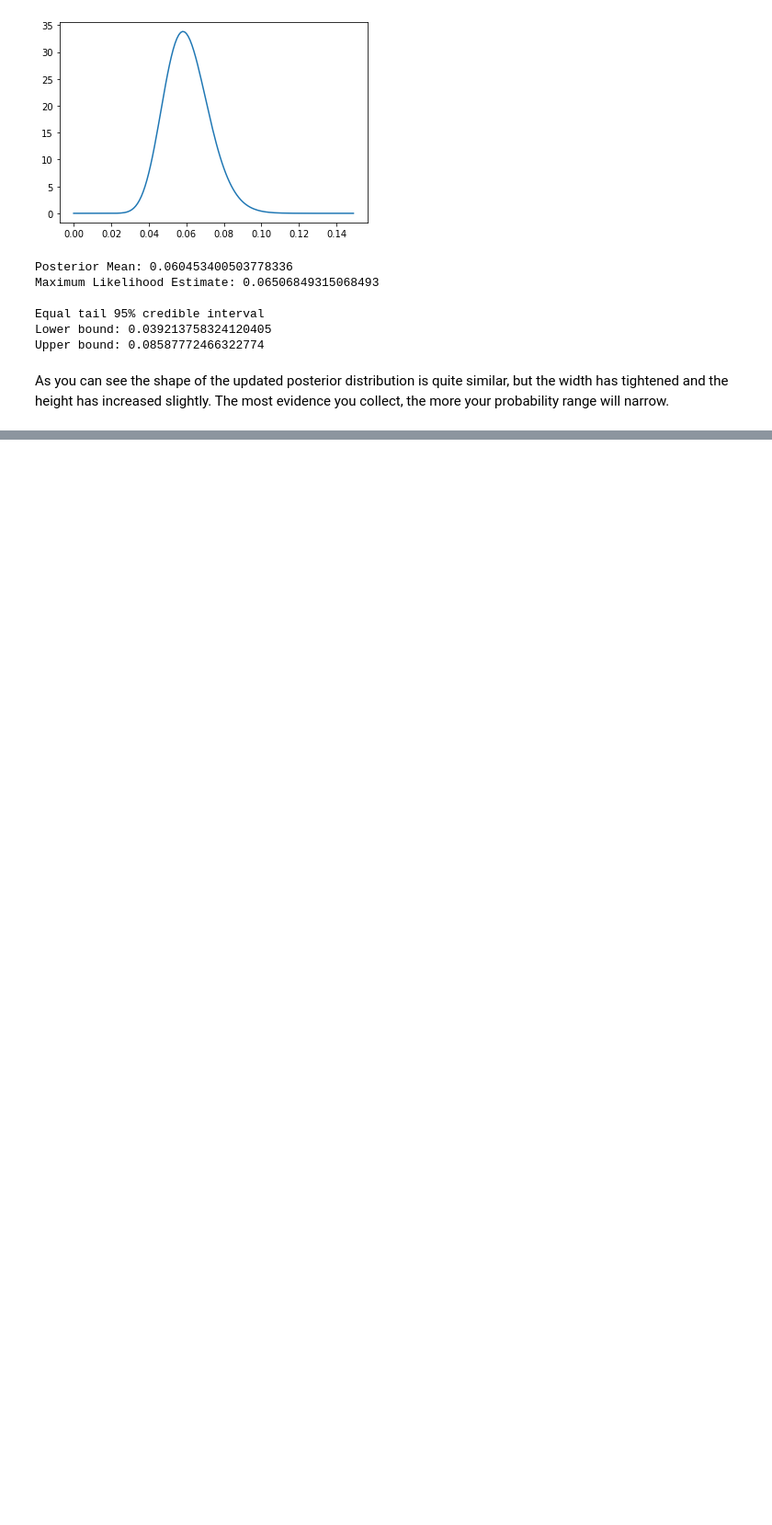
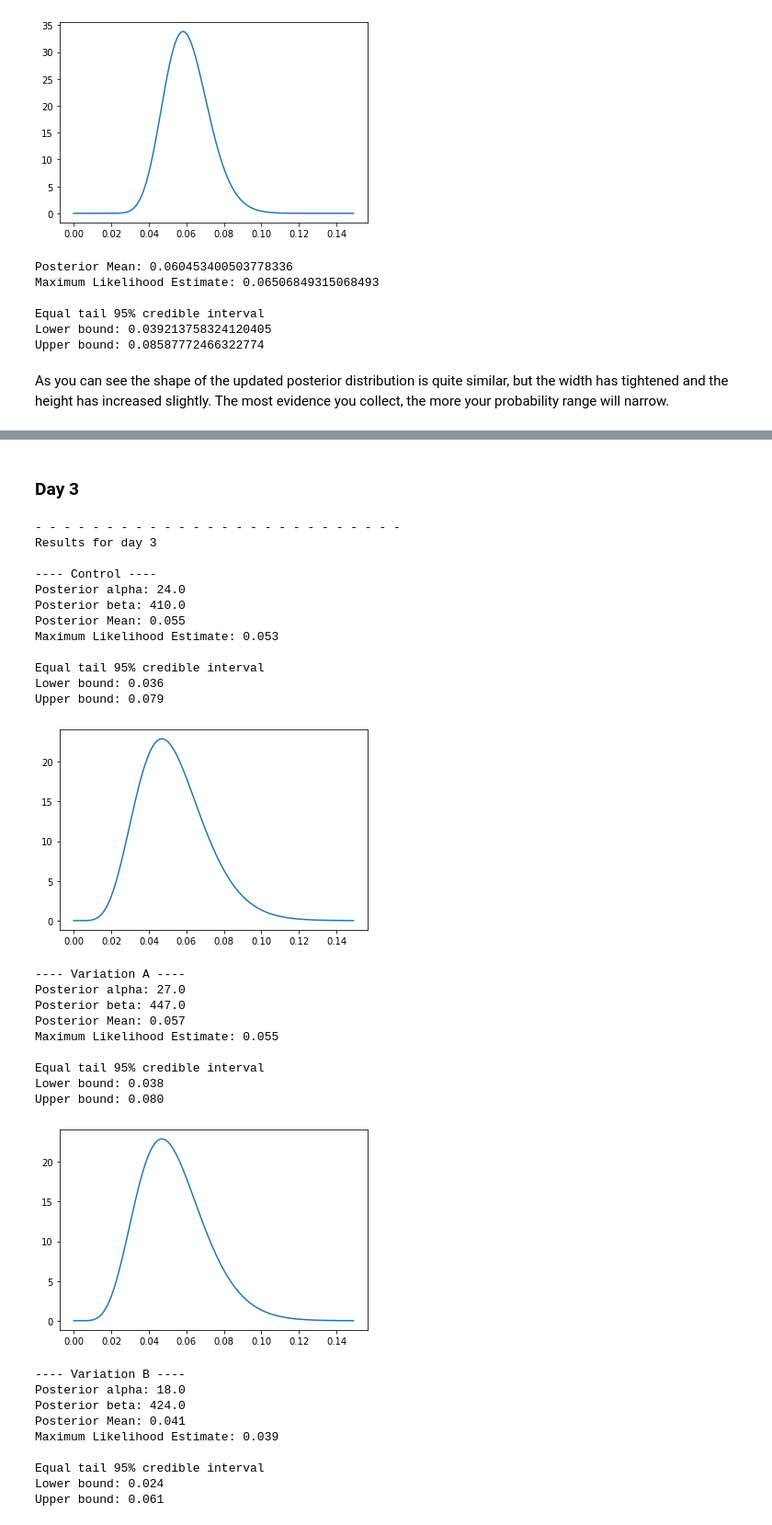
Before and after one commit to javidjamae/data-science, a Jupyter notebook: experimentation/Bayesian-a-b-testing.ipynb, the cells around one changed output, grey strips where cells are left out. Shown at 92% size. Cells and saved outputs as stored; diff of their text form; code cells hidden in the pictures; blank space fills up the shorter version.

```diff
--- a/experimentation/Bayesian-a-b-testing.ipynb
+++ b/experimentation/Bayesian-a-b-testing.ipynb
@@ -338,0 +694,39 @@ Let's see what our outcomes look like on each day.
+# %% [markdown]
+### Day 3
+# %%
+experiment.next_day()
+experiment.print_summary()
+experiment.print_winner()
+# %% [output]
+- - - - - - - - - - - - - - - - - - - - - - - - - -
+Results for day 3
+
+---- Control ----
+Posterior alpha: 24.0
+Posterior beta: 410.0
+Posterior Mean: 0.055
+Maximum Likelihood Estimate: 0.053
+
+Equal tail 95% credible interval
+Lower bound: 0.036
+Upper bound: 0.079
+[figure, added]
+---- Variation A ----
+Posterior alpha: 27.0
+Posterior beta: 447.0
+Posterior Mean: 0.057
+Maximum Likelihood Estimate: 0.055
+
+Equal tail 95% credible interval
+Lower bound: 0.038
+Upper bound: 0.080
+[figure, added]
+---- Variation B ----
+Posterior alpha: 18.0
+Posterior beta: 424.0
+Posterior Mean: 0.041
+Maximum Likelihood Estimate: 0.039
+
+Equal tail 95% credible interval
+Lower bound: 0.024
+Upper bound: 0.061
```
Also changed, not shown: parts of 21 cells of this notebook.
